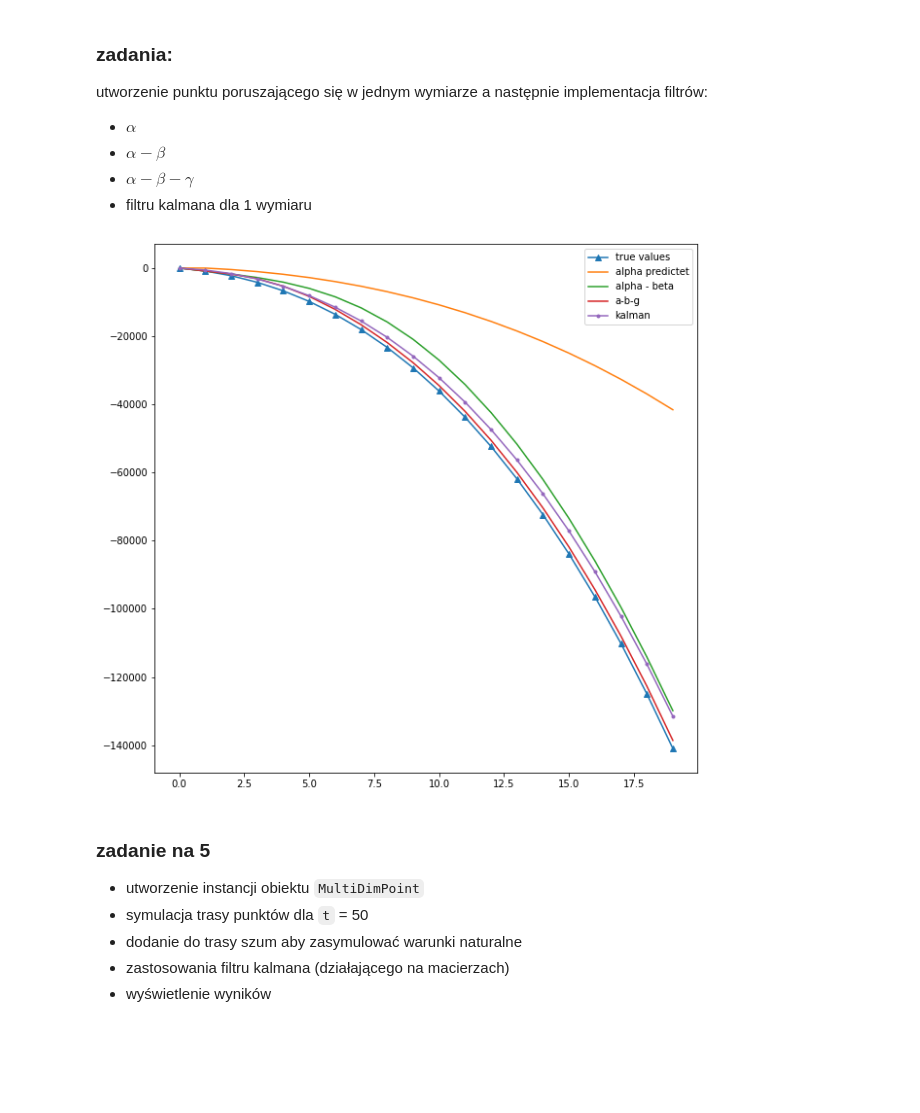
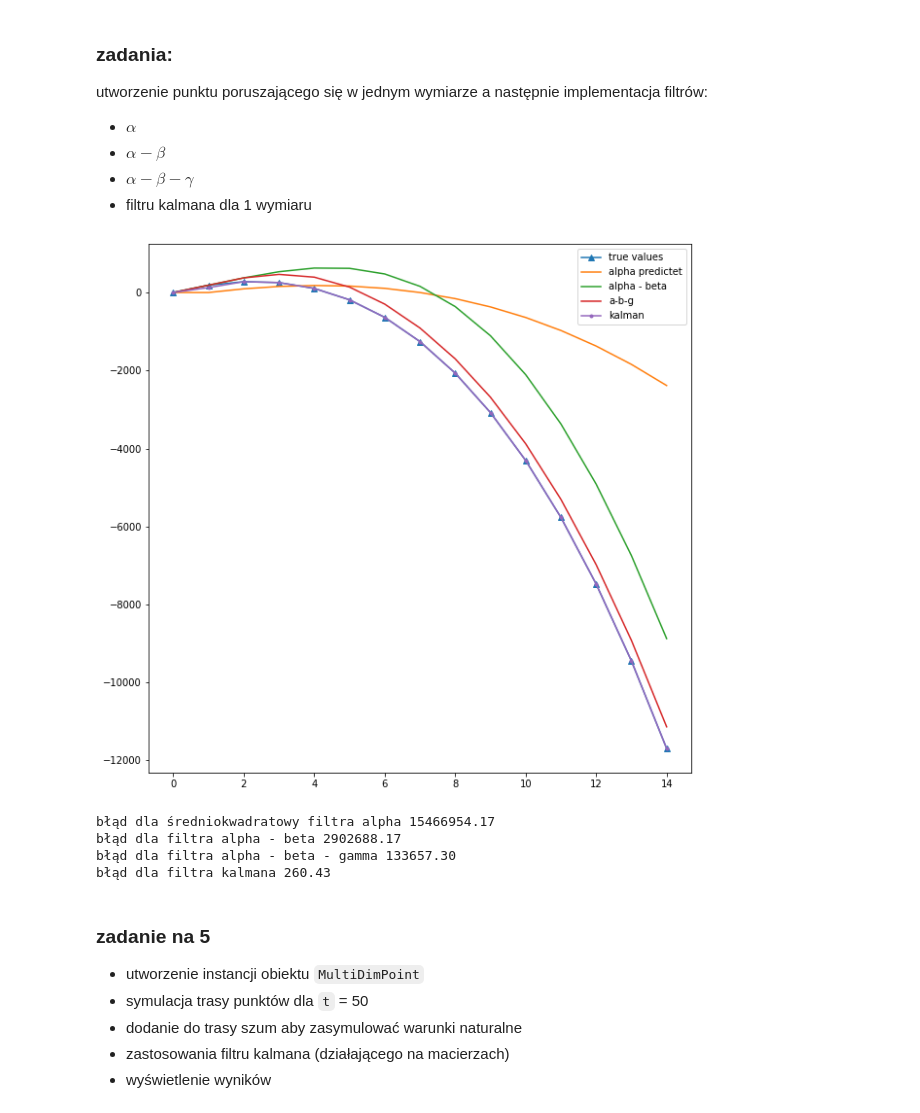
Before and after one commit to michalskibinski109/kalman-filter, a Jupyter notebook: zadania.ipynb, the cells around one changed output. Saved outputs shown, nothing was run; the diff lists cells and outputs as text; code cells hidden in the pictures; blank space fills up the shorter version.

```diff
--- a/zadania.ipynb
+++ b/zadania.ipynb
@@ -10,25 +10,35 @@ utworzenie punktu poruszającego się w jednym wymiarze a następnie implementac
 * $\alpha - \beta - \gamma$
 * filtru kalmana dla 1 wymiaru
 # %%
-p = Point(np.random.randint(-5,5), np.random.randint(-5,5))
-p(20)
+p = Point(1, -1)
+p(15)
 a = p.history
 f = OneDimFilters(a)
 x = f.alphaFilter()
 y = f.alphaBetaFilter()
 z = f.alphaBetaGammaFilter()
-g = f.kalmanFilter(r = .1, std = .2, q = .1)
+g = f.kalmanFilter(r = .0001, std = .0002, q = 1)
 N = list(range(0, len(a)))
 plt.figure(figsize=(10,10))
 plt.plot(N, a, marker = "^")
 plt.plot(x)
 plt.plot(y)
 plt.plot(z)
 plt.plot(g, marker = ".")
 plt.legend(['true values', 'alpha predictet', 'alpha - beta ', 'a-b-g', 'kalman'])
 plt.show()
 # %% [output]
-[figure, old version]
+[figure, new version]
+# %%
+print(f"błąd dla średniokwadratowy filtra alpha {f.MSE(x):.2f}")
+print(f"błąd dla filtra alpha - beta {f.MSE(y):.2f}")
+print(f"błąd dla filtra alpha - beta - gamma {f.MSE(z):.2f}")
+print(f"błąd dla filtra kalmana {f.MSE(g):.2f}")
+# %% [output]
+błąd dla średniokwadratowy filtra alpha 15466954.17
+błąd dla filtra alpha - beta 2902688.17
+błąd dla filtra alpha - beta - gamma 133657.30
+błąd dla filtra kalmana 260.43
 # %% [markdown]
 ### zadanie na 5
 * utworzenie instancji obiektu `MultiDimPoint`
```
Also changed, not shown: parts of 1 cell of this notebook, 1 other file.
